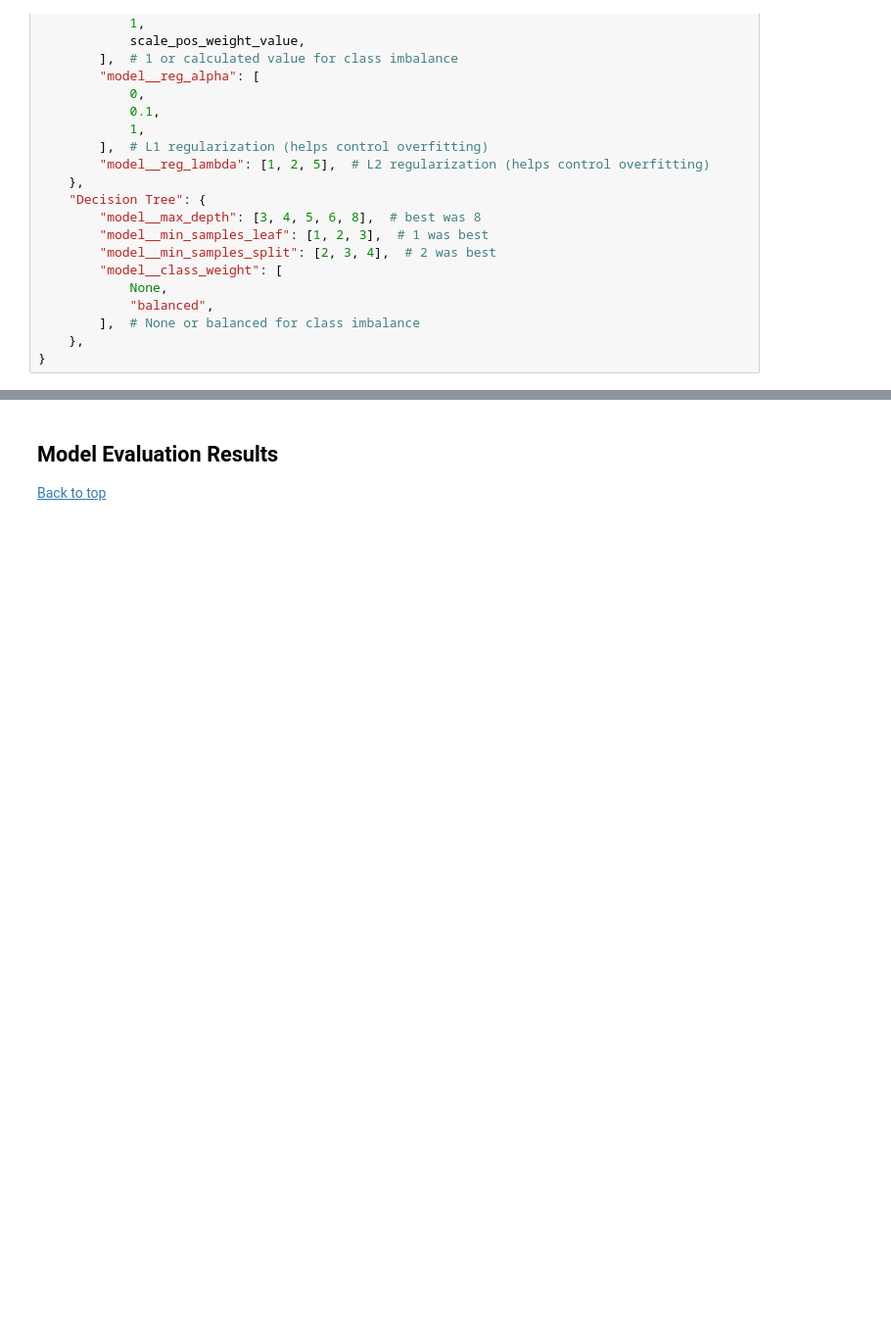
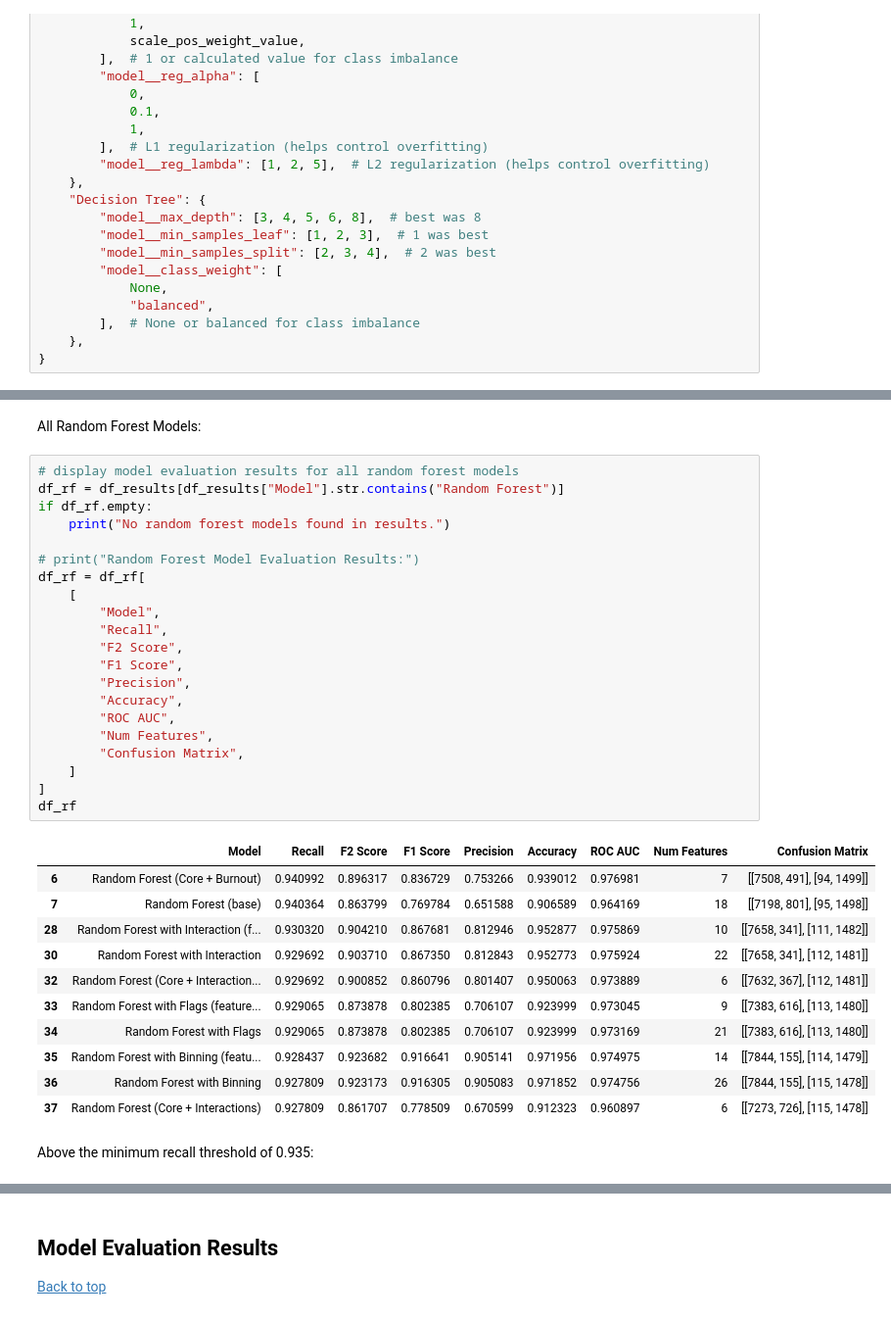
Before and after one commit to johbry17/Salifort-Employee-Churn-ml, a Jupyter notebook: notebooks/models.ipynb, the cells around one changed output, grey strips where cells are left out. Shown at 98% size. Saved outputs shown, nothing was run; the diff lists cells and outputs as text; blank space fills up the shorter version.

```diff
--- a/notebooks/models.ipynb
+++ b/notebooks/models.ipynb
@@ -1645,0 +1437,37 @@ plot_confusion_grid_from_results(results_fe2_df)
+# %% [markdown]
+All Random Forest Models:
+# %%
+# display model evaluation results for all random forest models
+df_rf = df_results[df_results["Model"].str.contains("Random Forest")]
+if df_rf.empty:
+    print("No random forest models found in results.")
+
+# print("Random Forest Model Evaluation Results:")
+df_rf = df_rf[
+    [
+        "Model",
+        "Recall",
+        "F2 Score",
+        "F1 Score",
+        "Precision",
+        "Accuracy",
+        "ROC AUC",
+        "Num Features",
+        "Confusion Matrix",
+    ]
+]
+df_rf
+# %% [output]
+|  | Model | Recall | F2 Score | F1 Score | Precision | Accuracy | ROC AUC | Num Features | Confusion Matrix |
+| 6 | Random Forest (Core + Burnout) | 0.940992 | 0.896317 | 0.836729 | 0.753266 | 0.939012 | 0.976981 | 7 | [[7508, 491], [94, 1499]] |
+| 7 | Random Forest (base) | 0.940364 | 0.863799 | 0.769784 | 0.651588 | 0.906589 | 0.964169 | 18 | [[7198, 801], [95, 1498]] |
+| 28 | Random Forest with Interaction (f... | 0.930320 | 0.904210 | 0.867681 | 0.812946 | 0.952877 | 0.975869 | 10 | [[7658, 341], [111, 1482]] |
+| 30 | Random Forest with Interaction | 0.929692 | 0.903710 | 0.867350 | 0.812843 | 0.952773 | 0.975924 | 22 | [[7658, 341], [112, 1481]] |
+| 32 | Random Forest (Core + Interaction... | 0.929692 | 0.900852 | 0.860796 | 0.801407 | 0.950063 | 0.973889 | 6 | [[7632, 367], [112, 1481]] |
+| 33 | Random Forest with Flags (feature... | 0.929065 | 0.873878 | 0.802385 | 0.706107 | 0.923999 | 0.973045 | 9 | [[7383, 616], [113, 1480]] |
+| 34 | Random Forest with Flags | 0.929065 | 0.873878 | 0.802385 | 0.706107 | 0.923999 | 0.973169 | 21 | [[7383, 616], [113, 1480]] |
+| 35 | Random Forest with Binning (featu... | 0.928437 | 0.923682 | 0.916641 | 0.905141 | 0.971956 | 0.974975 | 14 | [[7844, 155], [114, 1479]] |
+| 36 | Random Forest with Binning | 0.927809 | 0.923173 | 0.916305 | 0.905083 | 0.971852 | 0.974756 | 26 | [[7844, 155], [115, 1478]] |
+| 37 | Random Forest (Core + Interactions) | 0.927809 | 0.861707 | 0.778509 | 0.670599 | 0.912323 | 0.960897 | 6 | [[7273, 726], [115, 1478]] |
+# %% [markdown]
+Above the minimum recall threshold of 0.935:
```
Also changed, not shown: parts of 156 cells of this notebook, 3 other files.
